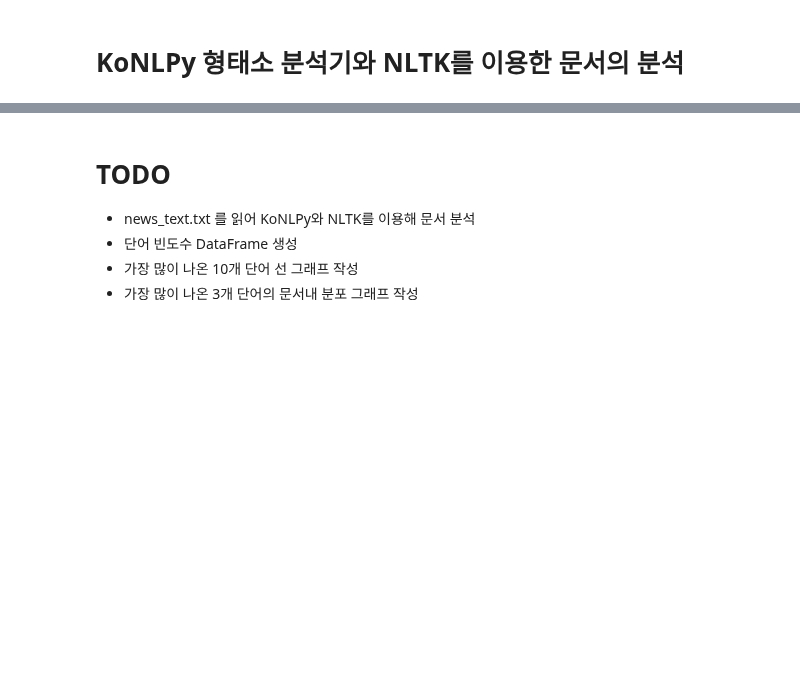
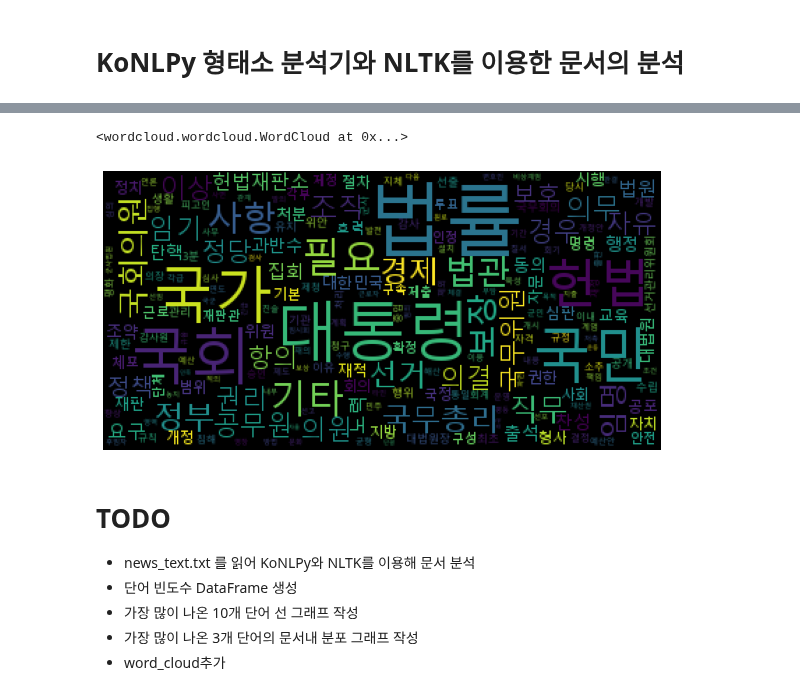
Before and after one commit to mein0121/Python_JupyterNotebook, a Jupyter notebook: 07.텍스트분석/02_KoNLPy.ipynb, the cells around one changed output, grey strips where cells are left out. Cells and saved outputs as stored; diff of their text form; code cells hidden in the pictures; blank space fills up the shorter version.

```diff
--- a/07.텍스트분석/02_KoNLPy.ipynb
+++ b/07.텍스트분석/02_KoNLPy.ipynb
@@ -64,0 +444,3 @@ txt = 'KoNLPy는 한국어 정보처리를 위한 파이썬 패키지입니다.
+# %%
+freq = text.vocab()
+freq
@@ -65,6 +527,28 @@ txt = 'KoNLPy는 한국어 정보처리를 위한 파이썬 패키지입니다.
+# %%
+# wordcloud
+font_path = 'C:\\WINDOWS\\Fonts\\malgun.ttf'
+# %%
+from wordcloud import WordCloud
+wc = WordCloud(font_path=font_path,
+               max_words=200,
+               )
+# %%
+word_cloud = wc.generate_from_frequencies(freq)
+# %%
+word_cloud.to_file('word_cloud_law.png')
+# %% [output]
+<wordcloud.wordcloud.WordCloud at 0x...>
+# %%
+plt.figure(figsize=(10,10))
+plt.imshow(word_cloud)
+plt.axis('off')
+plt.show()
+# %% [output]
+[figure, added]
 # %% [markdown]
 # TODO
 - news_text.txt 를 읽어 KoNLPy와 NLTK를 이용해 문서 분석
 - 단어 빈도수 DataFrame 생성
 - 가장 많이 나온 10개 단어 선 그래프 작성
 - 가장 많이 나온 3개 단어의 문서내 분포 그래프 작성
+- word_cloud추가
```
Also changed, not shown: parts of 53 cells of this notebook, 1 other file.
